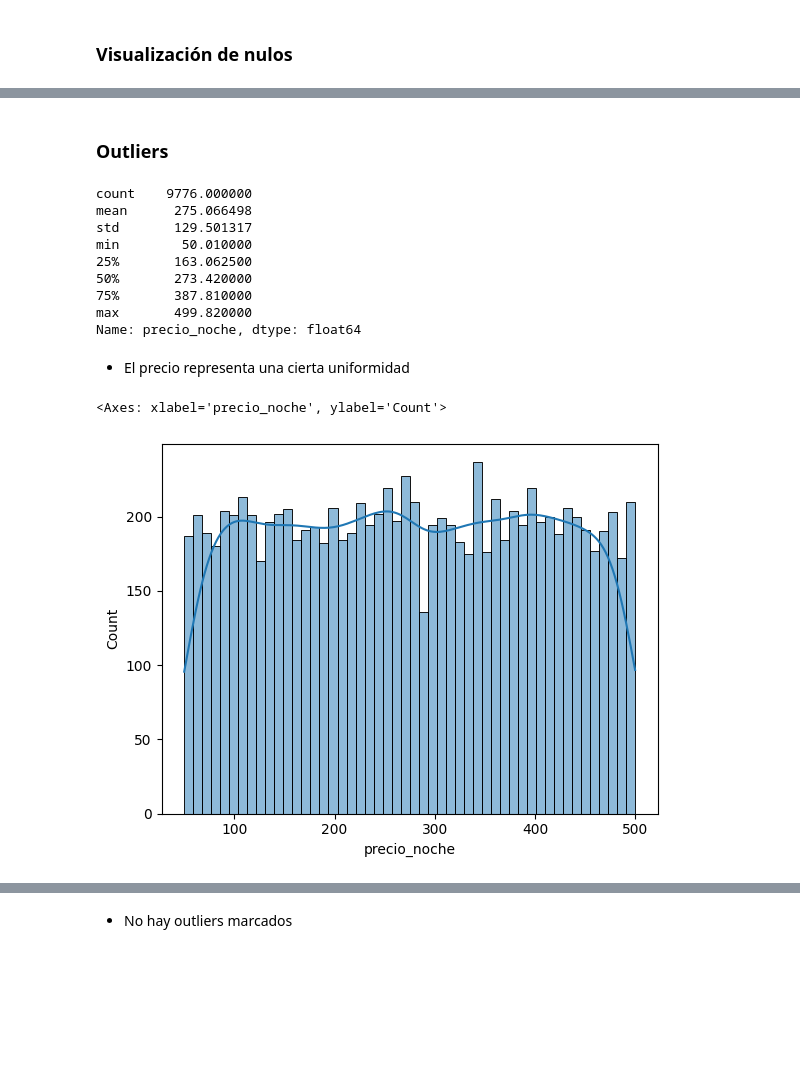
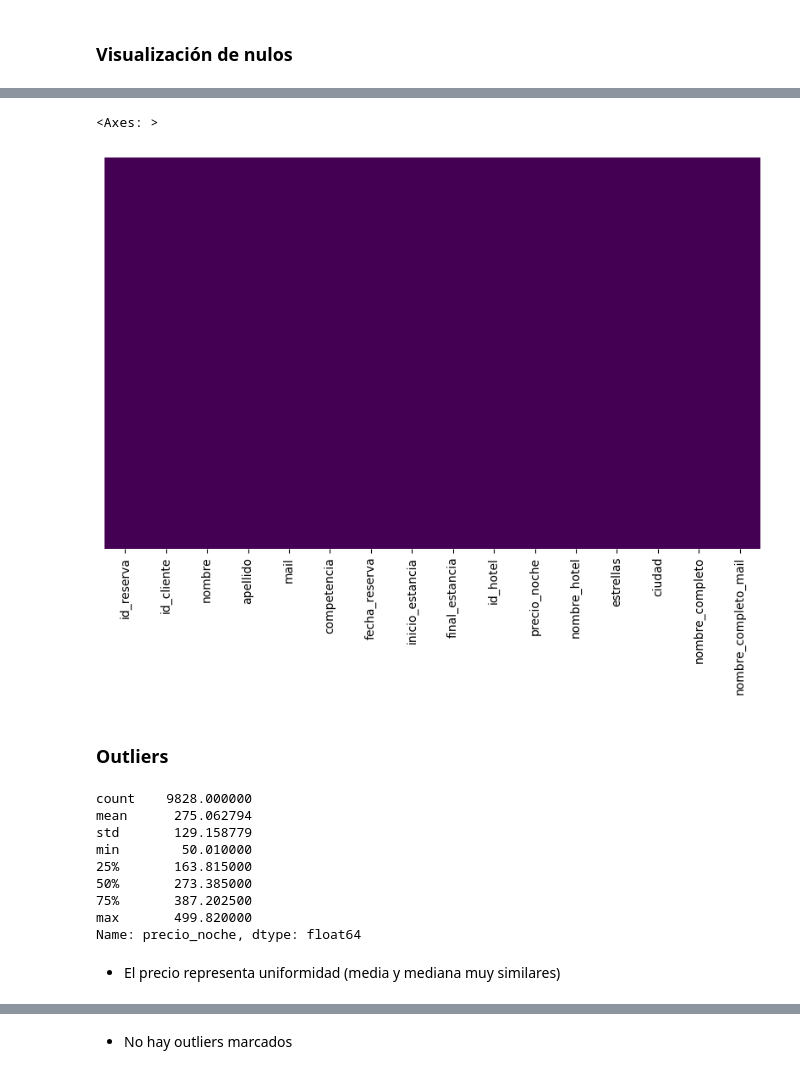
Before and after one commit to Vic4s/ETL_Hoteles, a Jupyter notebook: notebooks/inicial.ipynb, the cells around one changed output, grey strips where cells are left out. Saved outputs shown, nothing was run; the diff lists cells and outputs as text; code cells hidden in the pictures; blank space fills up the shorter version.

```diff
--- a/notebooks/inicial.ipynb
+++ b/notebooks/inicial.ipynb
@@ -745,24 +817,26 @@ sns.heatmap(df.isnull(),
+# %%
+plt.figure(figsize=(10,6))
+
+sns.heatmap(df_propios.isnull(),
+            cmap='viridis',
+            cbar=False,
+            yticklabels=False)
+# %% [output]
+<Axes: >
+[figure, added]
 # %% [markdown]
 ### Outliers
 # %%
-df["precio_noche"].describe()
+df_propios["precio_noche"].describe()
 # %% [output]
-count    9776.000000
-mean      275.066498
-std       129.501317
+count    9828.000000
+mean      275.062794
+std       129.158779
 min        50.010000
-25%       163.062500
-50%       273.420000
-75%       387.810000
+25%       163.815000
+50%       273.385000
+75%       387.202500
 max       499.820000
 Name: precio_noche, dtype: float64
 # %% [markdown]
-- El precio representa una cierta uniformidad
+- El precio representa uniformidad (media y mediana muy similares)
-# %%
-sns.histplot(
-    df["precio_noche"],
-    bins=50,
-    kde=True,)
-# %% [output]
-<Axes: xlabel='precio_noche', ylabel='Count'>
-[figure, removed]
```
Also changed, not shown: parts of 31 cells of this notebook, 8 other files.
